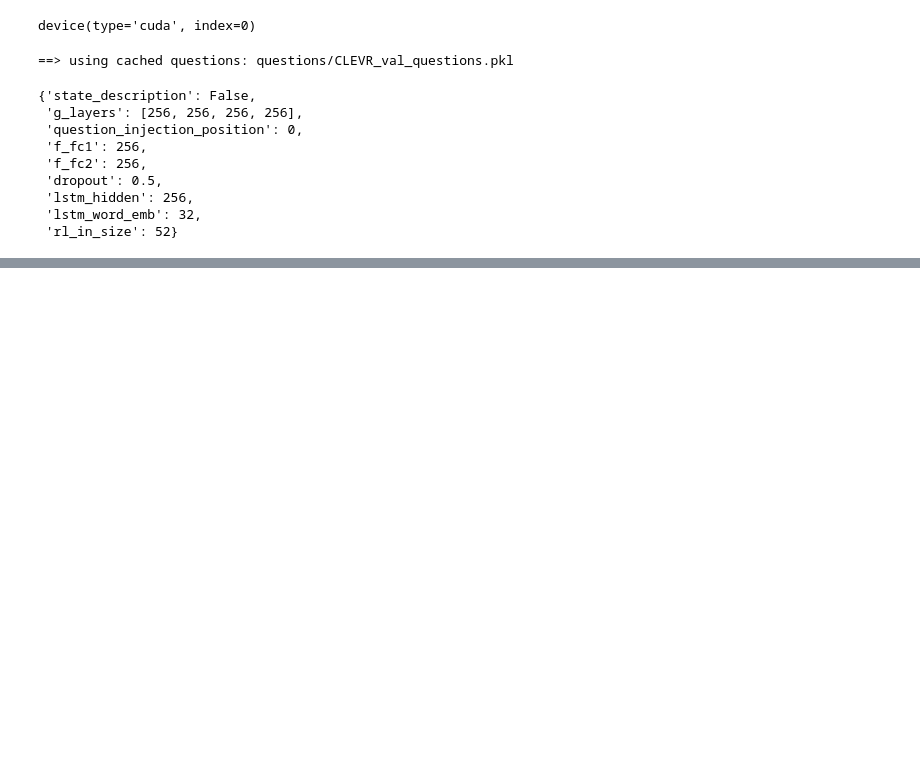
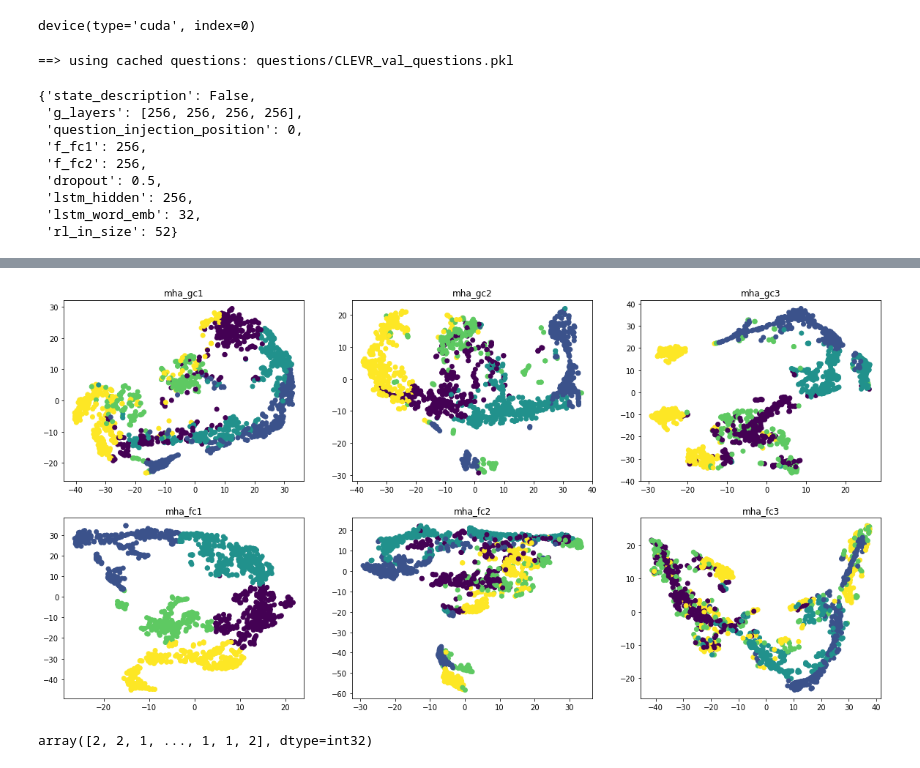
Before and after one commit to fcorencoret/dynamic-rn, a Jupyter notebook: visualizaciones.ipynb, the cells around one changed output, grey strips where cells are left out. Drawn from its saved outputs; the diff is of its cells as text; code cells hidden in the pictures; blank space fills up the shorter version.

```diff
--- a/visualizaciones.ipynb
+++ b/visualizaciones.ipynb
@@ -188,0 +210,47 @@ fig.savefig(f'images/{model_folder}/agg_activation_sparsity.jpg', dpi=200)
+# %%
+q_dict = {v : k for k,v in dictionaries[0].items()}
+a_dict = {v : k for k,v in dictionaries[1].items()}
+# %%
+masks = collections.OrderedDict({'mha_gc1' : [], 'mha_gc2':[], 'mha_gc3':[], 'mha_fc1':[], 'mha_fc2':[], 'mha_fc3':[]})
+questions, answers, category = [], [], []
+for key, value in res_mask.items():
+    masks['mha_gc1'].append(value['mha_gc1'])
+    masks['mha_gc2'].append(value['mha_gc2'])
+    masks['mha_gc3'].append(value['mha_gc3'])
+    masks['mha_fc1'].append(value['mha_fc1'])
+    masks['mha_fc2'].append(value['mha_fc2'])
+    masks['mha_fc3'].append(value['mha_fc3'])
+    for b in res_questions[key]:
+        for q in b:
+            string = ''
+            for word in q:
+                if word.item() != 0: string += q_dict[word.item()] + ' '
+                else: break
+            questions.append([string])
+            category.append(key)
+
+    for b in res_answers[key]:
+        for q in b: answers.append(a_dict[q.item()])
+
+masks['mha_gc1'] = np.stack(masks['mha_gc1']).reshape(-1, 256)
+masks['mha_gc2'] = np.stack(masks['mha_gc2']).reshape(-1, 256)
+masks['mha_gc3'] = np.stack(masks['mha_gc3']).reshape(-1, 256)
+masks['mha_fc1'] = np.stack(masks['mha_fc1']).reshape(-1, 256)
+masks['mha_fc2'] = np.stack(masks['mha_fc2']).reshape(-1, 256)
+masks['mha_fc3'] = np.stack(masks['mha_fc3']).reshape(-1, 28)
+# %%
+def scatter(plt, key, value):
+    x_embedded = TSNE(n_components=2, perplexity=50).fit_transform(value)
+    plt.scatter(x_embedded[:, 0], x_embedded[:, 1], c=clusters)
+    plt.title.set_text(key)
+# %%
+fig, ax = plt.subplots(nrows=2, ncols=3, figsize=(20, 10))
+row, col = 0,0
+for key,value in masks.items():
+    scatter(ax[row][col], key, value)
+    col += 1
+    if col > 2:
+        col = 0
+        row+=1
+# %% [output]
+[figure, added]
@@ -188,0 +259,6 @@ fig.savefig(f'images/{model_folder}/agg_activation_sparsity.jpg', dpi=200)
+# %%
+clusters = KMeans(n_clusters=5, random_state=0).fit_predict(x_embedded)
+# clusters = DBSCAN(eps=5, min_samples=3).fit_predict(x_embedded)
+clusters
+# %% [output]
+array([2, 2, 1, ..., 1, 1, 2], dtype=int32)
```
Also changed, not shown: parts of 30 cells of this notebook.
